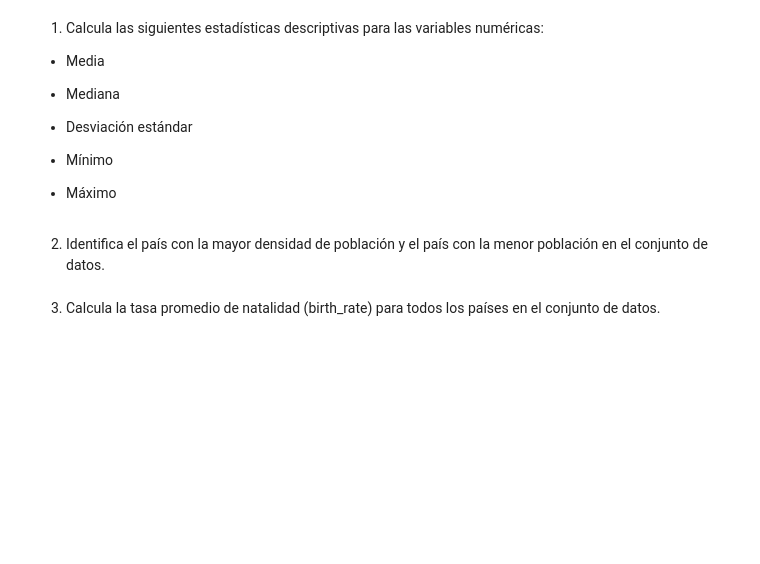
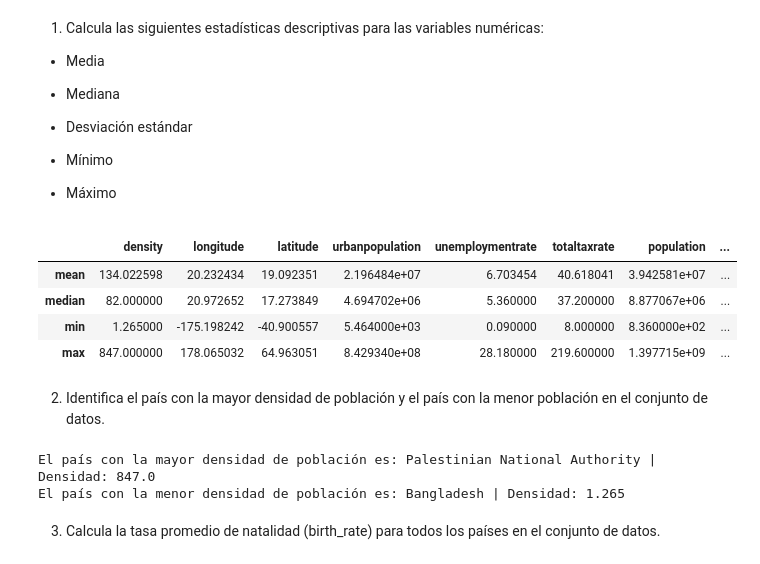
Before and after one commit to TaniaGraff/Modulo3, a Jupyter notebook: Ejercicios_Pair_Programming_Estadistica_Descriptiva.ipynb, the cells around one changed output. Cells and saved outputs as stored; diff of their text form; code cells hidden in the pictures; blank space fills up the shorter version.

```diff
--- a/Ejercicios_Pair_Programming_Estadistica_Descriptiva.ipynb
+++ b/Ejercicios_Pair_Programming_Estadistica_Descriptiva.ipynb
@@ -18,7 +42,37 @@ Objetivo: Realizar un análisis de estadísticas descriptivas para comprender me
 - Mínimo
 
 - Máximo
+# %%
+#Selecciono las columnas numéricas.
+numericas = df.select_dtypes(include=[np.number])
+#Calculo las estadísticas descriptivas para las columnas.
+estadísticas = numericas.agg(['mean', 'median', 'min', 'max'])
+estadísticas
+# %% [output]
+|  | density | longitude | latitude | urbanpopulation | unemploymentrate | totaltaxrate | population | ... |
+| mean | 134.022598 | 20.232434 | 19.092351 | 2.196484e+07 | 6.703454 | 40.618041 | 3.942581e+07 | ... |
+| median | 82.000000 | 20.972652 | 17.273849 | 4.694702e+06 | 5.360000 | 37.200000 | 8.877067e+06 | ... |
+| min | 1.265000 | -175.198242 | -40.900557 | 5.464000e+03 | 0.090000 | 8.000000 | 8.360000e+02 | ... |
+| max | 847.000000 | 178.065032 | 64.963051 | 8.429340e+08 | 28.180000 | 219.600000 | 1.397715e+09 | ... |
 # %% [markdown]
 2. Identifica el país con la mayor densidad de población y el país con la menor población en el conjunto de datos.
+# %%
+#Agrupo por país y calculo la densidad máxima y mínima.
+mayor_densidad = df.groupby('country')['density'].max()
+menor_densidad = df.groupby('country')['density'].min()
+
+#Busco el país con la mayor densidad
+pais_max_densidad = mayor_densidad.idxmax()
+max_densidad = mayor_densidad.max()
+
+#Busco el país con la menor densidad
+pais_min_densidad = menor_densidad.idxmin()
+min_densidad = menor_densidad.min()
+
+print(f"El país con la mayor densidad de población es: {pais_max_densidad} | Densidad: {max_densidad}")
+print(f"El país con la menor densidad de población es: {pais_min_densidad} | Densidad: {min_densidad}")
+# %% [output]
+El país con la mayor densidad de población es: Palestinian National Authority | Densidad: 847.0
+El país con la menor densidad de población es: Bangladesh | Densidad: 1.265
 # %% [markdown]
 3. Calcula la tasa promedio de natalidad (birth_rate) para todos los países en el conjunto de datos.
```
Also changed, not shown: parts of 12 cells of this notebook.
